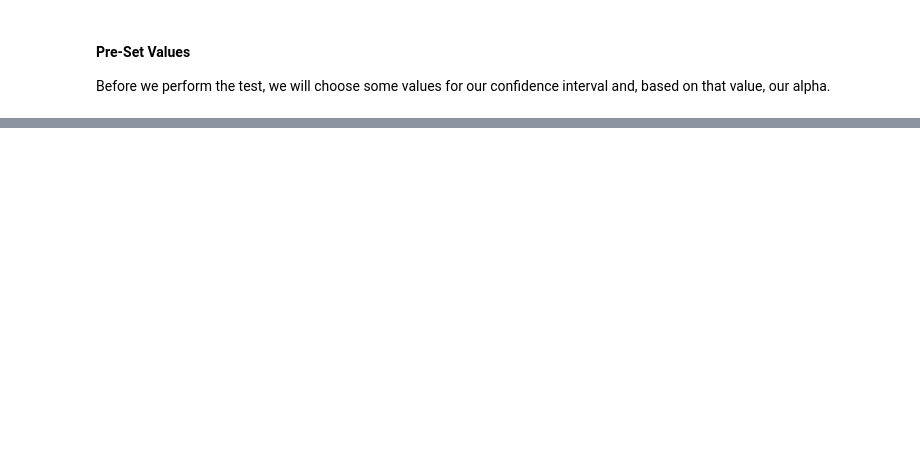
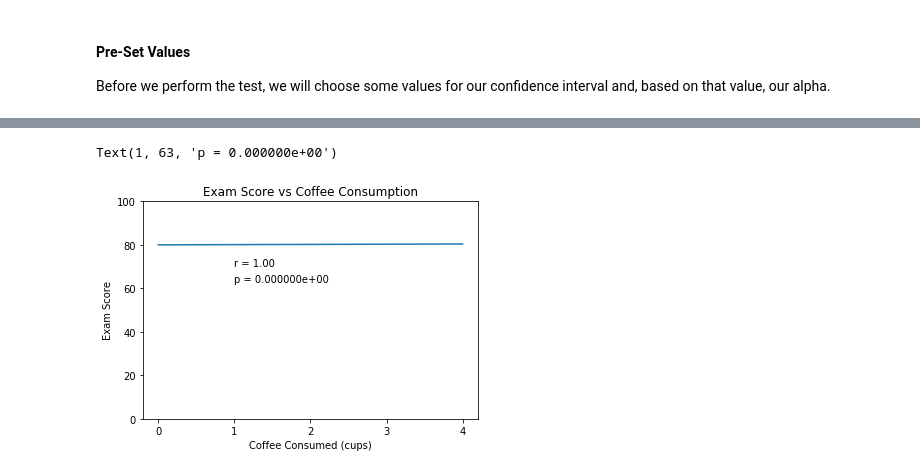
Before and after one commit to faithkane3/statistics-exercises, a Jupyter notebook: correlation.ipynb, the cells around one changed output, grey strips where cells are left out. Drawn from its saved outputs; the diff is of its cells as text; code cells hidden in the pictures; blank space fills up the shorter version.

```diff
--- a/correlation.ipynb
+++ b/correlation.ipynb
@@ -39,0 +179,17 @@ conf_interval = .95 # desired confidence interval
+# %%
+cups_of_coffee = [0, 1, 2, 3, 4]
+exam_score = [80, 80.1, 80.2, 80.3, 80.4]
+r, p = stats.pearsonr(cups_of_coffee, exam_score)
+
+plt.plot(cups_of_coffee, exam_score)
+plt.title('Exam Score vs Coffee Consumption')
+plt.ylim(0, 100)
+plt.xticks(range(5))
+plt.xlabel('Coffee Consumed (cups)')
+plt.ylabel('Exam Score')
+
+plt.text(1, 70, f'r = {r:.2f}')
+plt.text(1, 63, f'p = {p:e}')
+# %% [output]
+Text(1, 63, 'p = 0.000000e+00')
+[figure, added]
```
Also changed, not shown: parts of 34 cells of this notebook.
